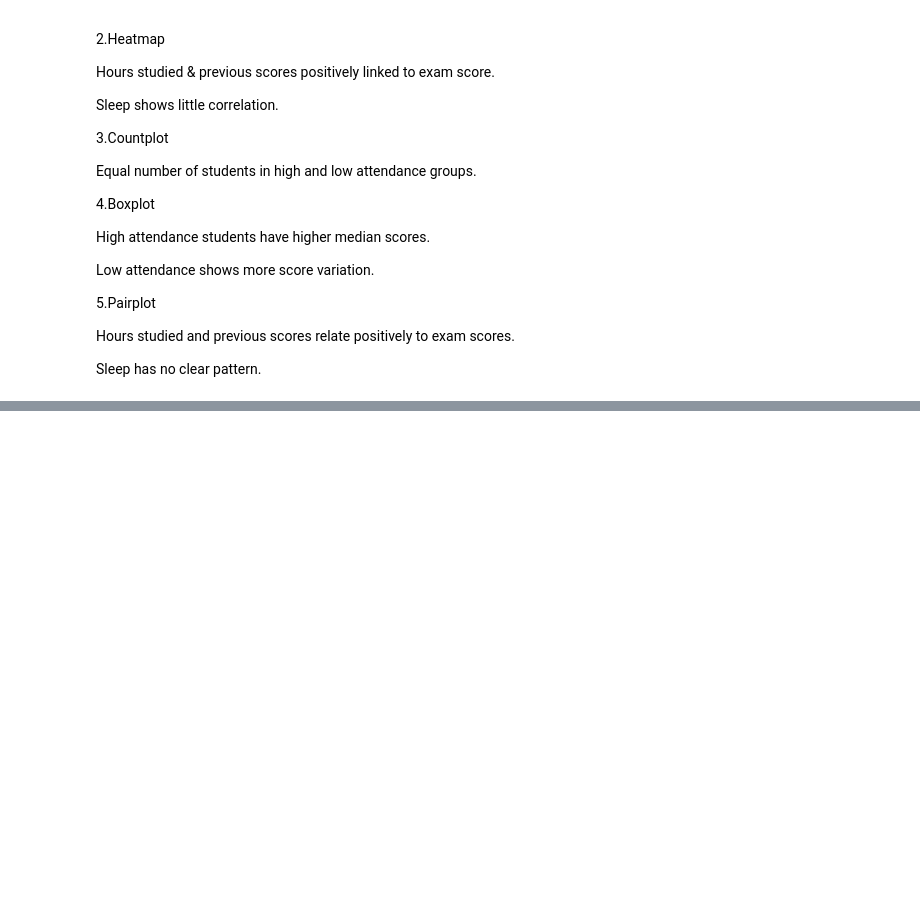
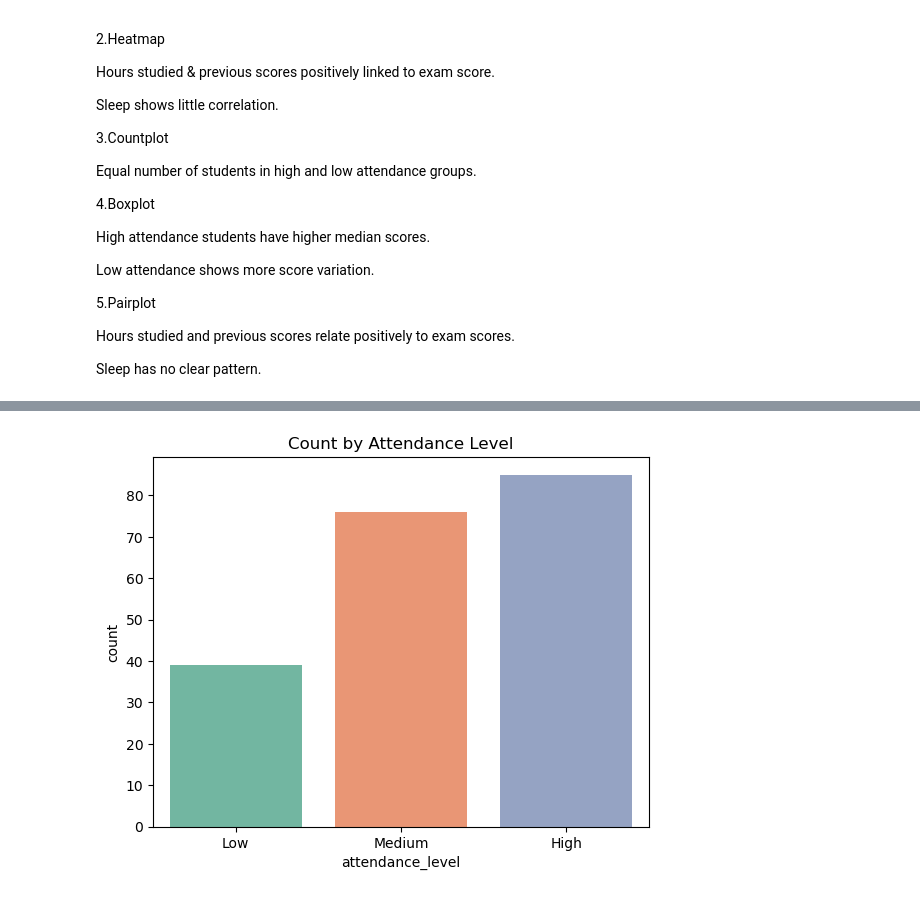
Before and after one commit to Niveditha79/Data_Analysis, a Jupyter notebook: student_exam_scores.ipynb, the cells around one changed output, grey strips where cells are left out. Saved outputs shown, nothing was run; the diff lists cells and outputs as text; code cells hidden in the pictures; blank space fills up the shorter version.

```diff
--- a/student_exam_scores.ipynb
+++ b/student_exam_scores.ipynb
@@ -308,0 +355,11 @@ Sleep has no clear pattern.
+# %%
+#Bivariate Analysis - Categorical vs Categorical
+# Example: Create attendance category
+df['attendance_level'] = pd.cut(df['attendance_percent'], bins=[0, 60, 80, 100],
+                                labels=['Low', 'Medium', 'High'])
+
+sns.countplot(x='attendance_level', hue='attendance_level', data=df, palette='Set2')
+plt.title("Count by Attendance Level")
+plt.show()
+# %% [output]
+[figure, added]
```
Also changed, not shown: parts of 8 cells of this notebook.
